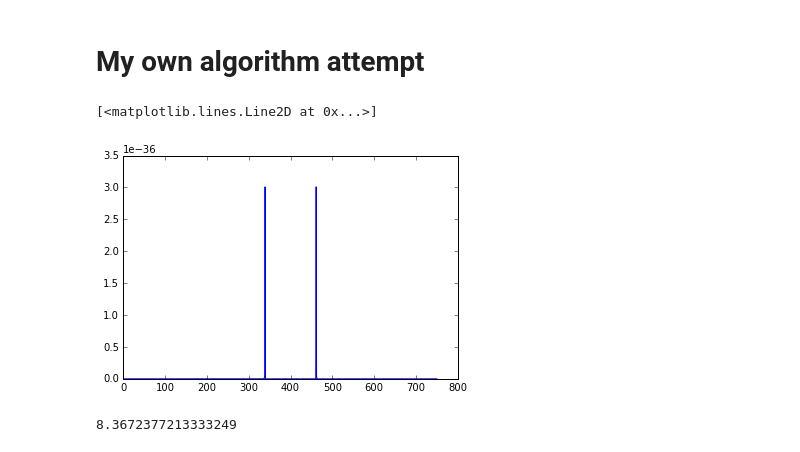
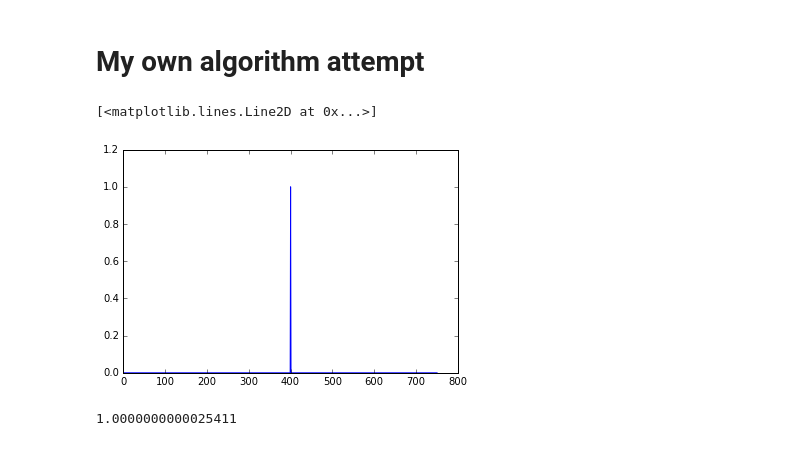
Before and after one commit to ASU-CompMethodsPhysics-PHY494/final-2017-bogus_project, a Jupyter notebook: Work/NotebookTestingandDebugging.ipynb, the cells around one changed output. Saved outputs shown, nothing was run; the diff lists cells and outputs as text; code cells hidden in the pictures.

Commit message:
Update to plots

```diff
--- a/Work/NotebookTestingandDebugging.ipynb
+++ b/Work/NotebookTestingandDebugging.ipynb
@@ -73,6 +73,7 @@ psi = np.exp(-0.5*(xs /0.5)**2)*np.sin(k0*xs) # Im wave function Psi
 v = 1*xs**2
 n = 0
 
+#Stuff I had to add
 psi_new = np.zeros_like(psi)
 psr_new = np.zeros_like(psr)
 
@@ -89,14 +90,16 @@ while n < 5000:
 
     if (n%100):
         #prob_Set[n/100, :] = psr[:]**2 + psi_old[:]*psi_new[:]
-        prob_Set[n/100, :] = (psr[:]**2 + psi[:]**2)
+        #prob_Set[n/100, :] = psi[:]**2 + psr_old[:]*psr_new[:]
+        prob_Set[int(n/100), :] = 4*(psr[:]**2 + psi[:]**2)
 
+    #stuff I had to add
     psr_old[:] = psr[:]
     psi_old[:] = psi[:]
     psr[:] = psr_new[:]
     psi[:] = psi_new[:]
 
     if (n % 50):
-        plotting_Set[n/50, :] = psr_new[:]
+        plotting_Set[int(n/50), :] = psr_new[:]
 
     #PlotObj.y = 4*(psr**2 + psi**2)
@@ -142,11 +162,11 @@ for n in range(numSteps):
     psi[:, 0] = psi[:, 1]
     psr[:, 0] = psr[:, 1]
 # %%
-plt.plot(probSet[:,100])
+plt.plot(probSet[:,0])
 # %% [output]
 [<matplotlib.lines.Line2D at 0x...>]
-[figure, old version]
+[figure, new version]
 # %%
-np.linalg.norm(probSet[:,3])
+np.linalg.norm(probSet[:,0])
 # %% [output]
-8.3672377213333249
+1.0000000000025411
```
Also changed, not shown: parts of 2 cells of this notebook.
